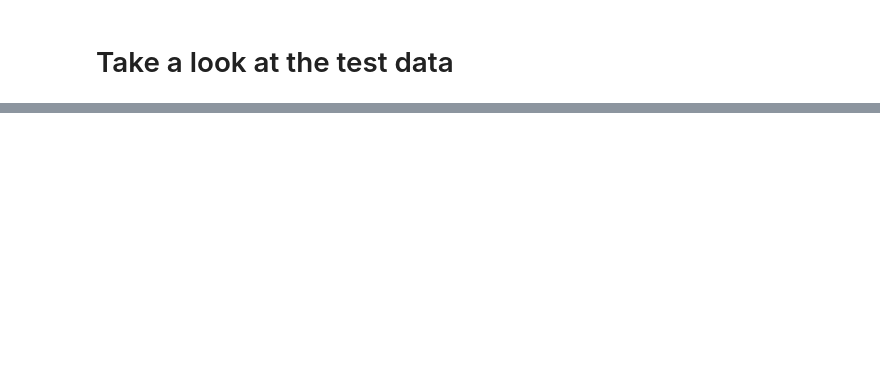
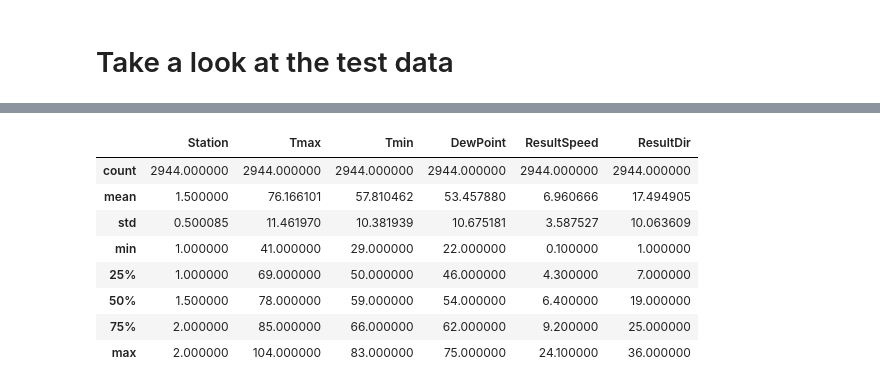
Before and after one commit to rytizzle/CDC_west_nile, a Jupyter notebook: Ryan.ipynb, the cells around one changed output, grey strips where cells are left out. Cells and saved outputs as stored; diff of their text form; code cells hidden in the pictures; blank space fills up the shorter version.

```diff
--- a/Ryan.ipynb
+++ b/Ryan.ipynb
@@ -400,0 +456,13 @@ matplotlib.__version__
+# %%
+weather = pd.read_csv('./assets/input/weather.csv')
+weather.describe()
+# %% [output]
+|  | Station | Tmax | Tmin | DewPoint | ResultSpeed | ResultDir |
+| count | 2944.000000 | 2944.000000 | 2944.000000 | 2944.000000 | 2944.000000 | 2944.000000 |
+| mean | 1.500000 | 76.166101 | 57.810462 | 53.457880 | 6.960666 | 17.494905 |
+| std | 0.500085 | 11.461970 | 10.381939 | 10.675181 | 3.587527 | 10.063609 |
+| min | 1.000000 | 41.000000 | 29.000000 | 22.000000 | 0.100000 | 1.000000 |
+| 25% | 1.000000 | 69.000000 | 50.000000 | 46.000000 | 4.300000 | 7.000000 |
+| 50% | 1.500000 | 78.000000 | 59.000000 | 54.000000 | 6.400000 | 19.000000 |
+| 75% | 2.000000 | 85.000000 | 66.000000 | 62.000000 | 9.200000 | 25.000000 |
+| max | 2.000000 | 104.000000 | 83.000000 | 75.000000 | 24.100000 | 36.000000 |
```
Also changed, not shown: parts of 7 cells of this notebook, 3 other files.
